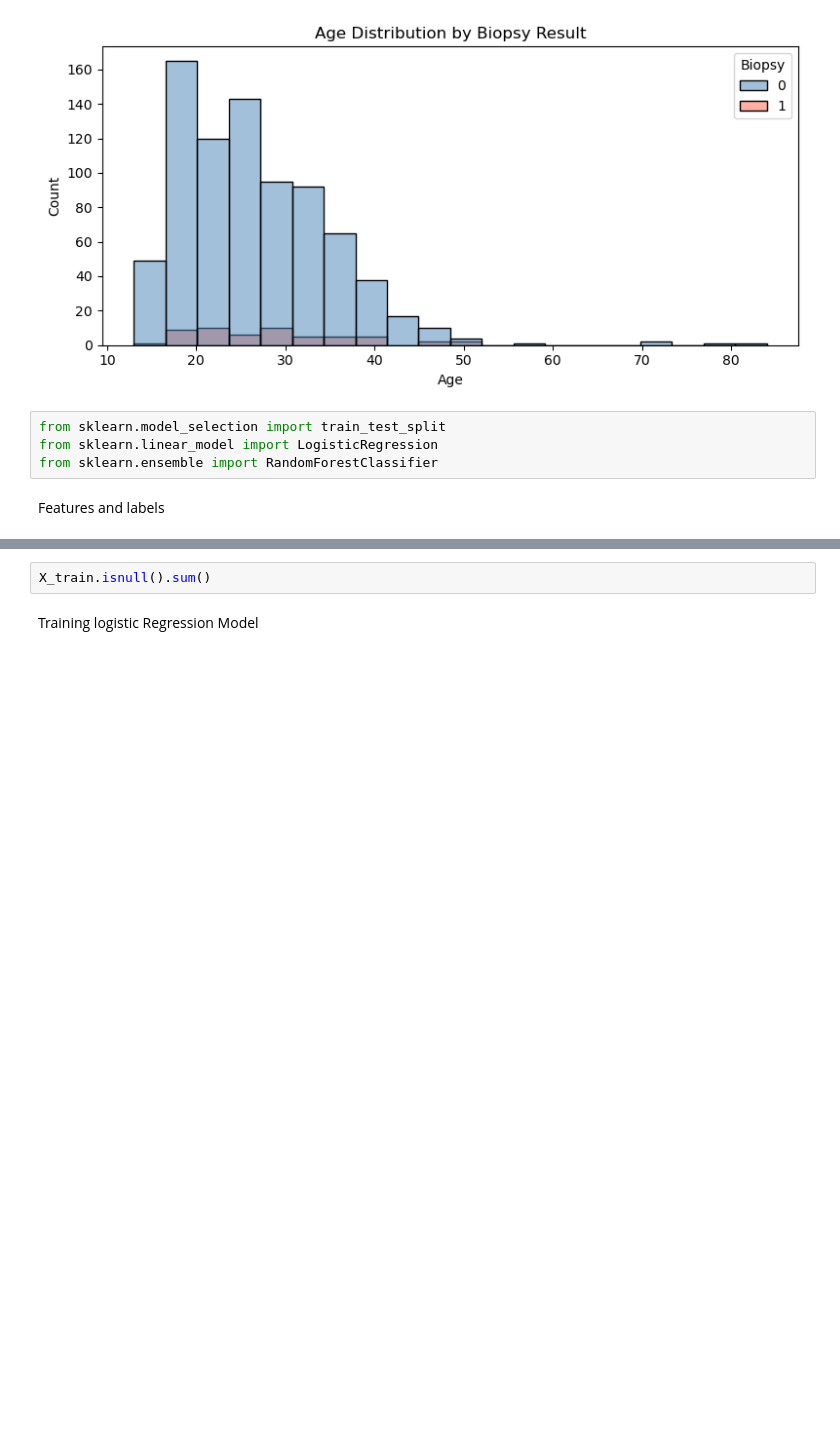
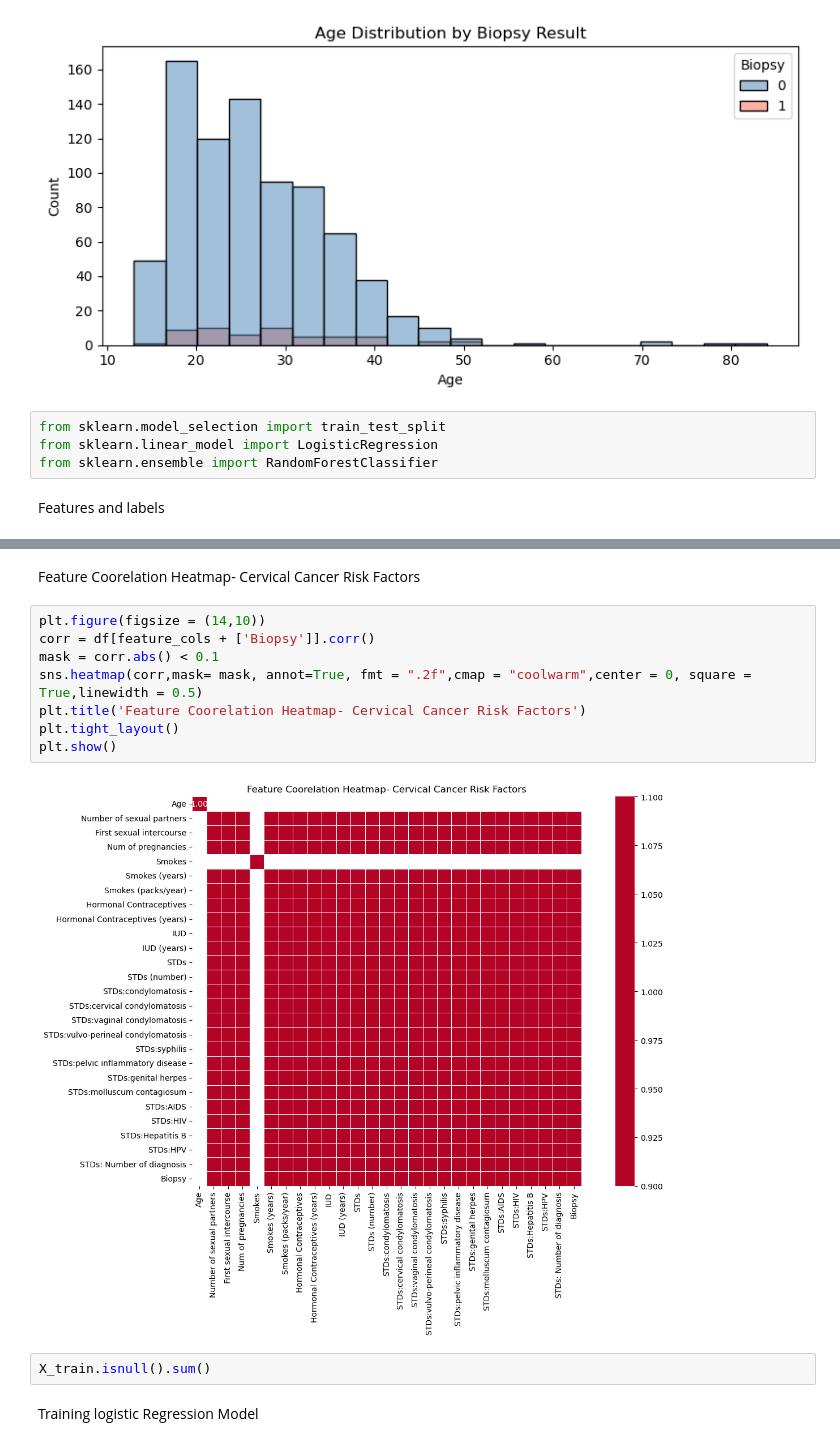
Before and after one commit to Pujakadayat/cervical-cancer-risk-classification, a Jupyter notebook: uci_cervical_cancer.ipynb, the cells around one changed output, grey strips where cells are left out. Drawn from its saved outputs; the diff is of its cells as text; blank space fills up the shorter version.

Commit message:
Add feature coorelation Heatmap

```diff
--- a/uci_cervical_cancer.ipynb
+++ b/uci_cervical_cancer.ipynb
@@ -203,3 +208,15 @@ X_train,X_test, y_train,y_test = train_test_split(X,y,test_size=0.2,stratify=y,r
+# %% [markdown]
+Feature Coorelation Heatmap- Cervical Cancer Risk Factors
+# %%
+plt.figure(figsize = (14,10))
+corr = df[feature_cols + ['Biopsy']].corr()
+mask = corr.abs() < 0.1
+sns.heatmap(corr,mask= mask, annot=True, fmt = ".2f",cmap = "coolwarm",center = 0, square = True,linewidth = 0.5)
+plt.title('Feature Coorelation Heatmap- Cervical Cancer Risk Factors')
+plt.tight_layout()
+plt.show()
+# %% [output]
+[figure, added]
 # %%
 X_train.isnull().sum()
 # %% [markdown]
```
Also changed, not shown: parts of 1 cell of this notebook.
